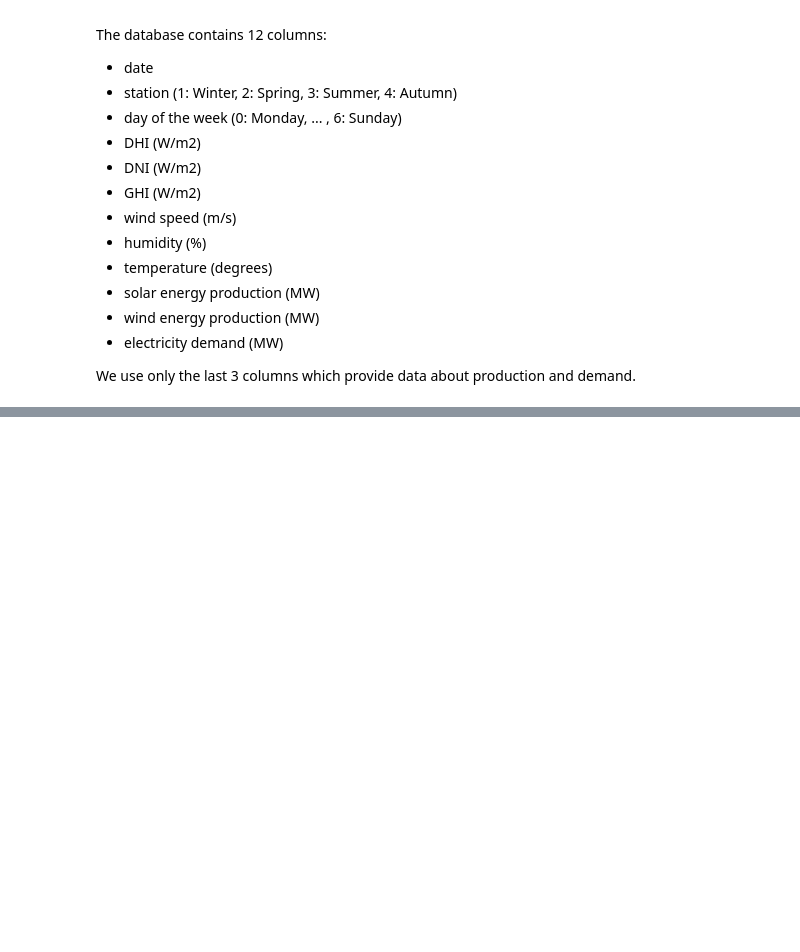
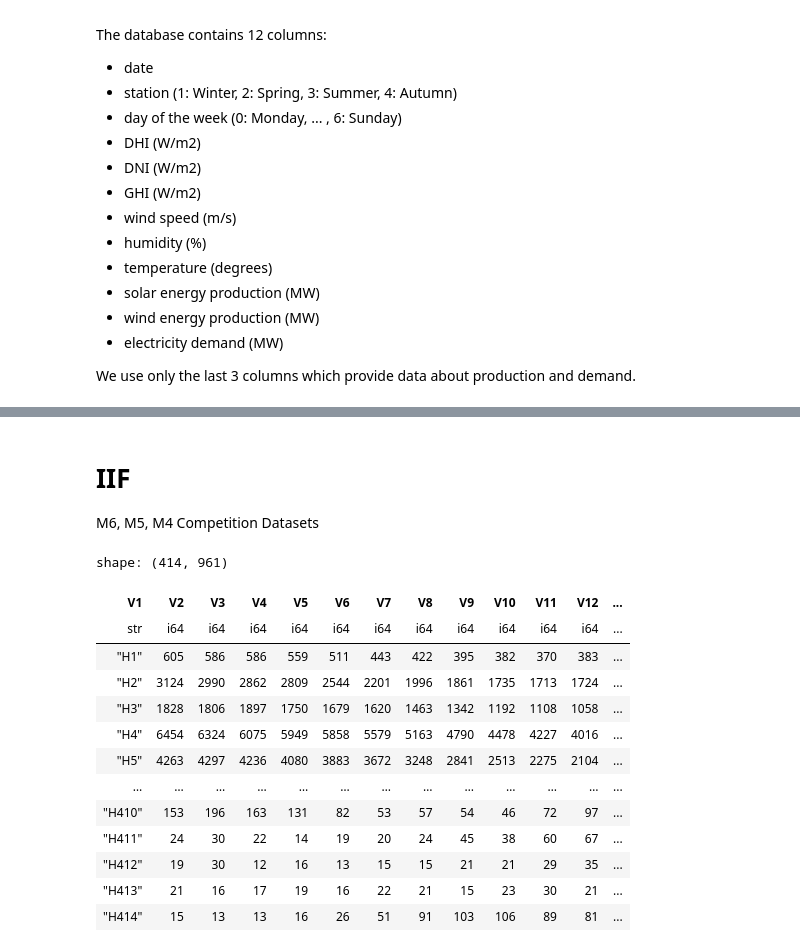
Before and after one commit to Richi0D/tirex_loss, a Jupyter notebook: notebooks/data_download.ipynb, the cells around one changed output, grey strips where cells are left out. Saved outputs shown, nothing was run; the diff lists cells and outputs as text; code cells hidden in the pictures; blank space fills up the shorter version.

```diff
--- a/notebooks/data_download.ipynb
+++ b/notebooks/data_download.ipynb
@@ -236,0 +255,56 @@ shape: (5, 4)
+# %% [markdown]
+# IIF
+
+M6, M5, M4 Competition Datasets
+# %%
+# download data
+data_url_iif_m4_hourly_train = "https://github.com/Mcompetitions/M4-methods/raw/refs/heads/master/Dataset/Train/Hourly-train.csv"
+data_path_iif_m4_hourly_train = main_data_folder / "iif" / "iif_m4_hourly_train.csv"
+download_data(data_url_iif_m4_hourly_train, data_path_iif_m4_hourly_train)
+
+data_url_iif_m4_daily_train = "https://github.com/Mcompetitions/M4-methods/raw/refs/heads/master/Dataset/Train/Daily-train.csv"
+data_path_iif_m4_daily_train = main_data_folder / "iif" / "iif_m4_daily_train.csv"
+download_data(data_url_iif_m4_daily_train, data_path_iif_m4_daily_train)
+
+data_url_iif_m4_monthly_train = "https://github.com/Mcompetitions/M4-methods/raw/refs/heads/master/Dataset/Train/Monthly-train.csv"
+data_path_iif_m4_monthly_train = main_data_folder / "iif" / "iif_m4_monthly_train.csv"
+download_data(data_url_iif_m4_monthly_train, data_path_iif_m4_monthly_train)
+
+data_url_iif_m4_yearly_train = "https://github.com/Mcompetitions/M4-methods/raw/refs/heads/master/Dataset/Train/Yearly-train.csv"
+data_path_iif_m4_yearly_train = main_data_folder / "iif" / "iif_m4_yearly_train.csv"
+download_data(data_url_iif_m4_yearly_train, data_path_iif_m4_yearly_train)
+
+# test data
+data_url_iif_m4_hourly_test = "https://github.com/Mcompetitions/M4-methods/raw/refs/heads/master/Dataset/Test/Hourly-test.csv"
+data_path_iif_m4_hourly_test = main_data_folder / "iif" / "iif_m4_hourly_test.csv"
+download_data(data_url_iif_m4_hourly_test, data_path_iif_m4_hourly_test)
+
+data_url_iif_m4_daily_test = "https://github.com/Mcompetitions/M4-methods/raw/refs/heads/master/Dataset/Test/Daily-test.csv"
+data_path_iif_m4_daily_test = main_data_folder / "iif" / "iif_m4_daily_test.csv"
+download_data(data_url_iif_m4_daily_test, data_path_iif_m4_daily_test)
+
+data_url_iif_m4_monthly_test = "https://github.com/Mcompetitions/M4-methods/raw/refs/heads/master/Dataset/Test/Monthly-test.csv"
+data_path_iif_m4_monthly_test = main_data_folder / "iif" / "iif_m4_monthly_test.csv"
+download_data(data_url_iif_m4_monthly_test, data_path_iif_m4_monthly_test)
+
+data_url_iif_m4_yearly_test = "https://github.com/Mcompetitions/M4-methods/raw/refs/heads/master/Dataset/Test/Yearly-test.csv"
+data_path_iif_m4_yearly_test = main_data_folder / "iif" / "iif_m4_yearly_test.csv"
+download_data(data_url_iif_m4_yearly_test, data_path_iif_m4_yearly_test)
+# %%
+df_iif_m4_hourly_train = pl.read_csv(data_path_iif_m4_hourly_train, try_parse_dates=True, ignore_errors=True)
+df_iif_m4_hourly_train
+# %% [output]
+shape: (414, 961)
+| V1 | V2 | V3 | V4 | V5 | V6 | V7 | V8 | V9 | V10 | V11 | V12 | ... |
+| str | i64 | i64 | i64 | i64 | i64 | i64 | i64 | i64 | i64 | i64 | i64 | ... |
+| "H1" | 605 | 586 | 586 | 559 | 511 | 443 | 422 | 395 | 382 | 370 | 383 | ... |
+| "H2" | 3124 | 2990 | 2862 | 2809 | 2544 | 2201 | 1996 | 1861 | 1735 | 1713 | 1724 | ... |
+| "H3" | 1828 | 1806 | 1897 | 1750 | 1679 | 1620 | 1463 | 1342 | 1192 | 1108 | 1058 | ... |
+| "H4" | 6454 | 6324 | 6075 | 5949 | 5858 | 5579 | 5163 | 4790 | 4478 | 4227 | 4016 | ... |
+| "H5" | 4263 | 4297 | 4236 | 4080 | 3883 | 3672 | 3248 | 2841 | 2513 | 2275 | 2104 | ... |
+| … | … | … | … | … | … | … | … | … | … | … | … | ... |
+| "H410" | 153 | 196 | 163 | 131 | 82 | 53 | 57 | 54 | 46 | 72 | 97 | ... |
+| "H411" | 24 | 30 | 22 | 14 | 19 | 20 | 24 | 45 | 38 | 60 | 67 | ... |
+| "H412" | 19 | 30 | 12 | 16 | 13 | 15 | 15 | 21 | 21 | 29 | 35 | ... |
+| "H413" | 21 | 16 | 17 | 19 | 16 | 22 | 21 | 15 | 23 | 30 | 21 | ... |
+| "H414" | 15 | 13 | 13 | 16 | 26 | 51 | 91 | 103 | 106 | 89 | 81 | ... |
```
Also changed, not shown: parts of 13 cells of this notebook, 3 other files.
